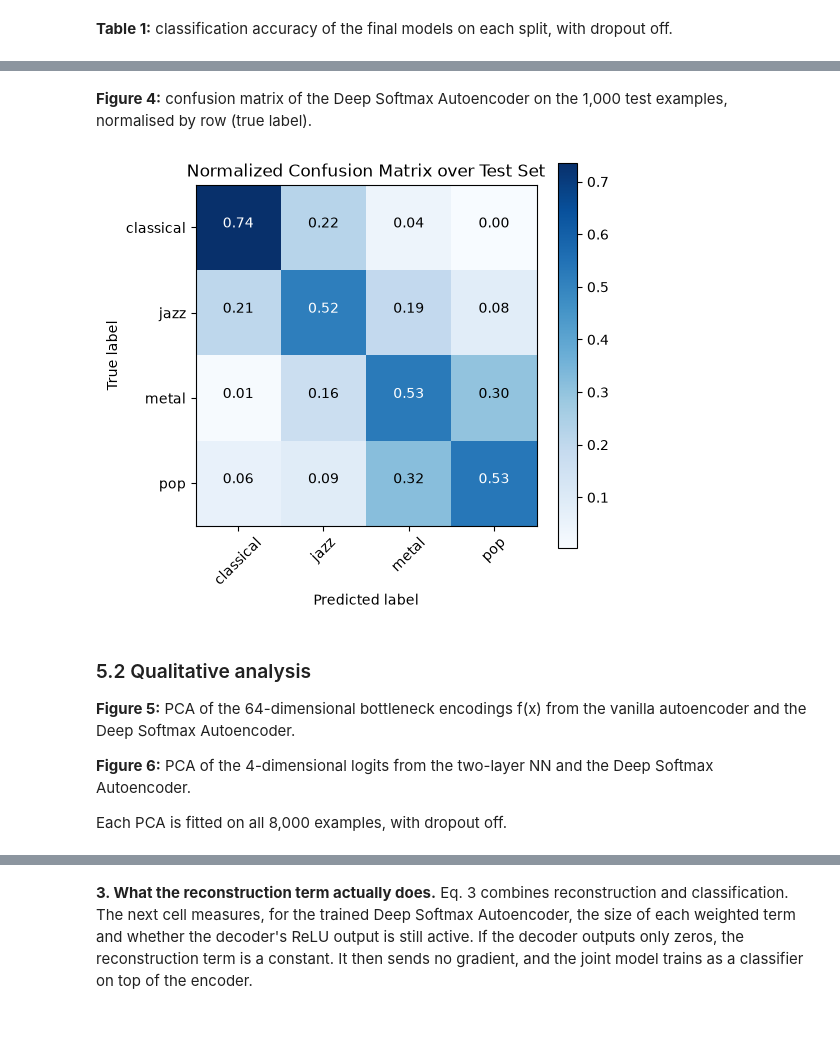
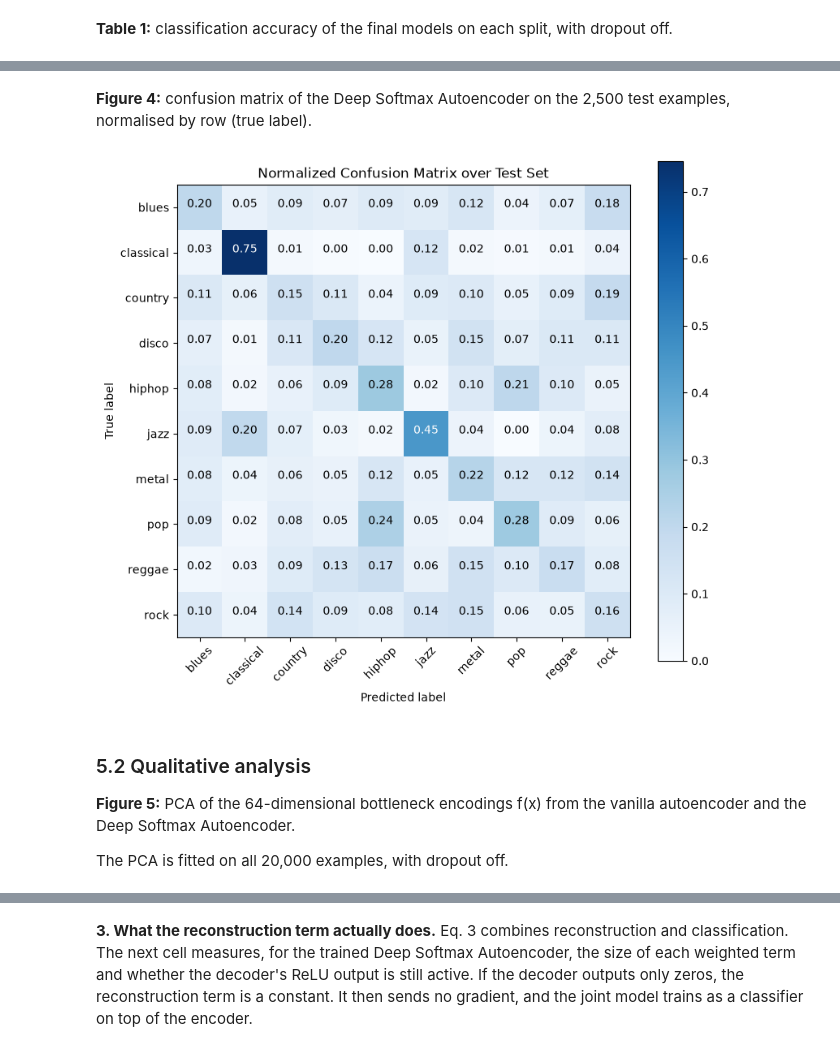
Before and after one commit to Harsha-Kamaraj/ML-Mini-Project, a Jupyter notebook: musical_genre_paper_reproduction.ipynb, the cells around one changed output, grey strips where cells are left out. Cells and saved outputs as stored; diff of their text form; code cells hidden in the pictures; blank space fills up the shorter version.

Commit message:
Update musical genre reproduction project

```diff
--- a/musical_genre_paper_reproduction.ipynb
+++ b/musical_genre_paper_reproduction.ipynb
@@ -113,7 +123,7 @@ def sha256(path):
             h.update(block)
     return h.hexdigest()
 
-if not all((AU_ROOT / g / f"{g}.{i:05d}.au").exists() for g in GENRES for i in range(100)):
+if not all((AU_ROOT / g / f"{g}.{i:05d}.au").exists() for g in GENRES for i in range(SONGS_PER_GENRE)):
     if not ARCHIVE.exists():
         ARCHIVE.parent.mkdir(parents=True, exist_ok=True)
         print("Downloading GTZAN (~1.2 GB) ...")
@@ -127,7 +137,7 @@ if not all((AU_ROOT / g / f"{g}.{i:05d}.au").exists() for g in GENRES for i in r
 # Paper §3: "we converted these files into .wav format"
 for g in GENRES:
     (WAV_ROOT / g).mkdir(parents=True, exist_ok=True)
-    for i in range(100):
+    for i in range(SONGS_PER_GENRE):
         src, dst = AU_ROOT / g / f"{g}.{i:05d}.au", WAV_ROOT / g / f"{g}.{i:05d}.wav"
         if not dst.exists():
             audio, sr = sf.read(src, dtype="int16")
@@ -136,11 +146,12 @@ for g in GENRES:
 # Paper §3: "used the Python library LibROSA to convert the audio files to a raw audio time series"
 songs = []
 for label, g in enumerate(GENRES):
-    for i in range(100):
+    for i in range(SONGS_PER_GENRE):
         audio, sr = librosa.load(WAV_ROOT / g / f"{g}.{i:05d}.wav")
         assert sr == SAMPLE_RATE and audio.ndim == 1
         songs.append({"song": f"{g}.{i:05d}", "genre": g, "label": label, "audio": audio})
-print(len(songs), "songs loaded;",
+assert len(songs) == N_CLASSES * SONGS_PER_GENRE
+print(len(songs), "songs loaded across", N_CLASSES, "genres;",
       "durations %.2f–%.2f s" % (min(len(s["audio"]) for s in songs) / SAMPLE_RATE,
                                  max(len(s["audio"]) for s in songs) / SAMPLE_RATE))
 # %% [output]
@@ -161,13 +172,14 @@ for s in songs:
 X = np.stack(X_list).astype(np.float32)
 y = np.array(y_list, dtype=np.int64)
 meta = pd.DataFrame(meta)
-assert X.shape == (8000, 500) and np.isfinite(X).all()
-assert np.bincount(y).tolist() == [2000] * 4
+assert X.shape == (N_EXAMPLES, SEGMENT_SAMPLES // POOL_SIZE) and np.isfinite(X).all()
+assert np.bincount(y, minlength=N_CLASSES).tolist() == [SONGS_PER_GENRE * SEGMENTS_PER_SONG] * N_CLASSES
 print("X", X.shape, "| y counts", dict(zip(GENRES, np.bincount(y))))
 print(f"segment length: {SEGMENT_SAMPLES} samples = {SEGMENT_SAMPLES / SAMPLE_RATE:.3f} s at {SAMPLE_RATE} Hz")
 
-# Paper §3: random 6000-1000-1000 split
+# Same clip-split proportions as the paper, scaled to all ten genres
 def random_split(seed, sizes=SPLIT_SIZES):
+    assert len(sizes) == 3 and sum(sizes) == len(X) and min(sizes) >= 0
     perm = np.random.default_rng(seed).permutation(len(X))
     n_train, n_dev = sizes[0], sizes[1]
     return {"train": perm[:n_train], "dev": perm[n_train:n_train + n_dev], "test": perm[n_train + n_dev:]}
@@ -175,5 +187,5 @@ def random_split(seed, sizes=SPLIT_SIZES):
 split = random_split(SEED)
 np.savez(OUT / "split_indices.npz", **split)
 for name, idx in split.items():
-    print(f"{name:5s} {len(idx):5d}", dict(zip(GENRES, np.bincount(y[idx], minlength=4))))
+    print(f"{name:5s} {len(idx):5d}", dict(zip(GENRES, np.bincount(y[idx], minlength=N_CLASSES))))
 # %% [output]
@@ -227,7 +233,7 @@ DROPOUT = 1 - KEEP_PROB
 class TwoLayerNN(nn.Module):
     def __init__(self):
         super().__init__()
-        self.net = nn.Sequential(nn.Linear(500, 128), nn.Tanh(), nn.Linear(128, 4))
+        self.net = nn.Sequential(nn.Linear(500, 128), nn.Tanh(), nn.Linear(128, N_CLASSES))
         self.apply(xavier)
     def forward(self, x):
         return {"logits": self.net(x)}
@@ -267,7 +273,7 @@ class DeepSoftmaxAutoencoder(nn.Module):
         self.encoder, self.decoder = Encoder(dropout), Decoder(dropout)
         self.classifier = nn.Sequential(nn.Linear(64, 32), nn.Tanh(),
                                         nn.Linear(32, 16), nn.Tanh(),
-                                        nn.Linear(16, 4))          # logits; softmax inside the loss
+                                        nn.Linear(16, N_CLASSES))          # logits; softmax inside the loss
         self.apply(xavier)
     def forward(self, x):
         z = self.encoder(x)
@@ -433,7 +431,7 @@ display(table1.style.format("{:.1%}"))
 # %%
 test_pred = predict(deep_softmax_ae, split["test"])["logits"].argmax(1).numpy()
 test_true = y[split["test"]]
-p, r, f, _ = precision_recall_fscore_support(test_true, test_pred, labels=range(4), zero_division=0)
+p, r, f, _ = precision_recall_fscore_support(test_true, test_pred, labels=range(N_CLASSES), zero_division=0)
 table2 = pd.DataFrame({"Precision": p, "Recall": r, "F1 Score": f}, index=[g.capitalize() for g in GENRES])
 display(table2.round(3))
 # %% [output]
@@ -445,27 +449,25 @@ display(table2.round(3))
 # %% [markdown]
-**Figure 4:** confusion matrix of the Deep Softmax Autoencoder on the 1,000 test examples, normalised by row (true label).
+**Figure 4:** confusion matrix of the Deep Softmax Autoencoder on the 2,500 test examples, normalised by row (true label).
 # %%
-cm = confusion_matrix(test_true, test_pred, labels=range(4)).astype(float)
+cm = confusion_matrix(test_true, test_pred, labels=range(N_CLASSES)).astype(float)
 cm = cm / cm.sum(axis=1, keepdims=True)
-fig, ax = plt.subplots(figsize=(5.5, 5))
+fig, ax = plt.subplots(figsize=(9, 8))
 im = ax.imshow(cm, cmap=plt.cm.Blues); fig.colorbar(im, ax=ax)
-ax.set(xticks=range(4), yticks=range(4), xticklabels=GENRES, yticklabels=GENRES,
+ax.set(xticks=range(N_CLASSES), yticks=range(N_CLASSES), xticklabels=GENRES, yticklabels=GENRES,
        xlabel="Predicted label", ylabel="True label", title="Normalized Confusion Matrix over Test Set")
 plt.setp(ax.get_xticklabels(), rotation=45)
-for i in range(4):
-    for j in range(4):
+for i in range(N_CLASSES):
+    for j in range(N_CLASSES):
         ax.text(j, i, f"{cm[i, j]:.2f}", ha="center", color="white" if cm[i, j] > cm.max() / 2 else "black")
 fig.savefig(OUT / "figure4_confusion_matrix.png", dpi=150, bbox_inches="tight"); plt.show()
 # %% [output]
-[figure, old version]
+[figure, new version]
 # %% [markdown]
 ### 5.2 Qualitative analysis
 
 **Figure 5:** PCA of the 64-dimensional bottleneck encodings f(x) from the vanilla autoencoder and the
 Deep Softmax Autoencoder.
 
-**Figure 6:** PCA of the 4-dimensional logits from the two-layer NN and the Deep Softmax Autoencoder.
-
-Each PCA is fitted on all 8,000 examples, with dropout off.
+The PCA is fitted on all 20,000 examples, with dropout off.
 # %%
 ALL = np.arange(len(X))
```
Also changed, not shown: parts of 52 cells of this notebook, 9 other files.
